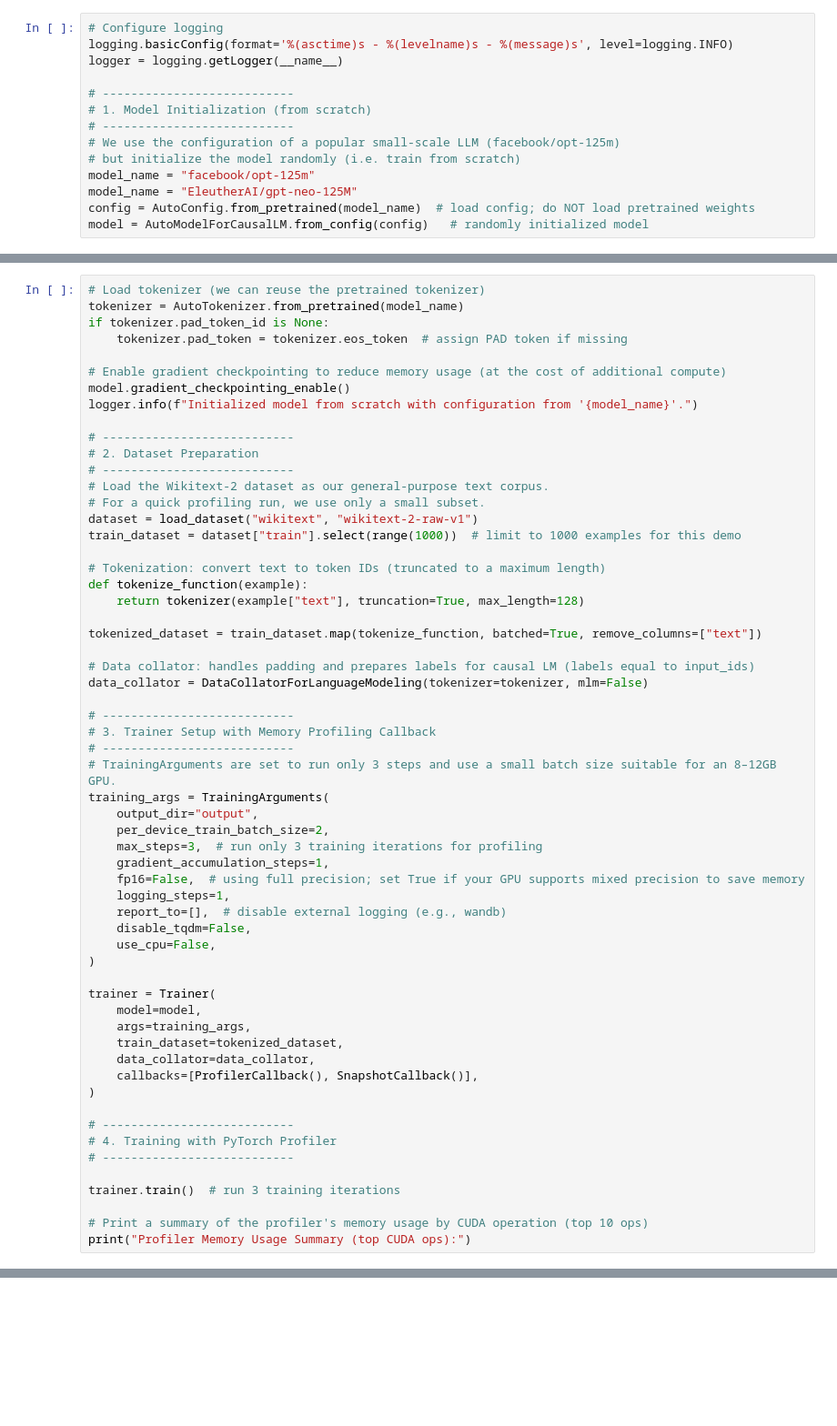
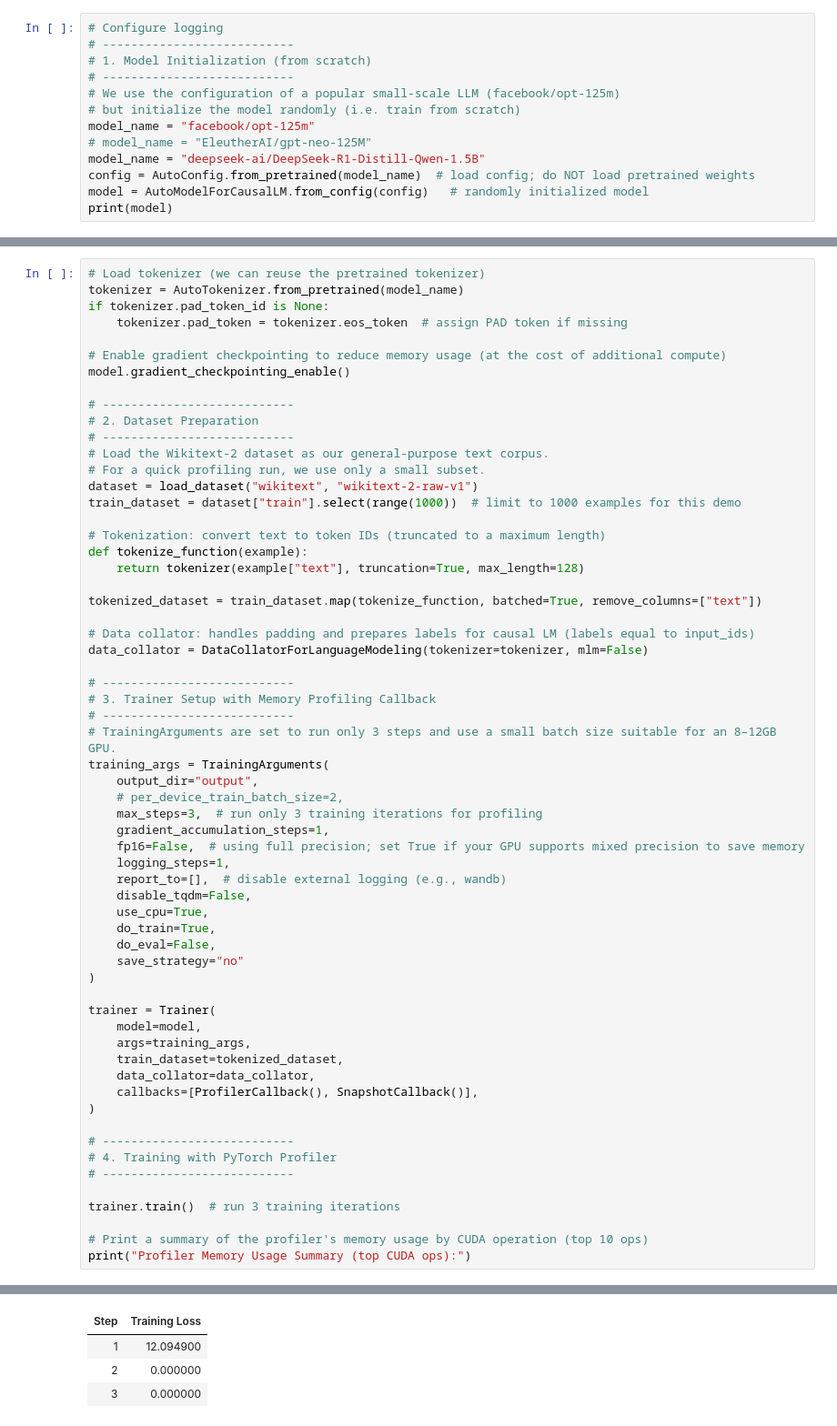
Before and after one commit to Stone-ResearchLife/xMem, a Jupyter notebook: playground/llm.ipynb, the cells around one changed output, grey strips where cells are left out. Shown: that part at 91% size. Cells and saved outputs as stored; diff of their text form; blank space fills up the shorter version.

```diff
--- a/playground/llm.ipynb
+++ b/playground/llm.ipynb
@@ -18,14 +17,13 @@ os.environ["NCCL_IB_DISABLE"] = "1"
 # %%
 # Configure logging
-logging.basicConfig(format='%(asctime)s - %(levelname)s - %(message)s', level=logging.INFO)
-logger = logging.getLogger(__name__)
-
 # ---------------------------
 # 1. Model Initialization (from scratch)
 # ---------------------------
 # We use the configuration of a popular small-scale LLM (facebook/opt-125m)
 # but initialize the model randomly (i.e. train from scratch)
 model_name = "facebook/opt-125m"
-model_name = "EleutherAI/gpt-neo-125M"
+# model_name = "EleutherAI/gpt-neo-125M"
+model_name = "deepseek-ai/DeepSeek-R1-Distill-Qwen-1.5B"
 config = AutoConfig.from_pretrained(model_name)  # load config; do NOT load pretrained weights
 model = AutoModelForCausalLM.from_config(config)   # randomly initialized model
+print(model)
@@ -37,7 +53,6 @@ if tokenizer.pad_token_id is None:
 
 # Enable gradient checkpointing to reduce memory usage (at the cost of additional compute)
 model.gradient_checkpointing_enable()
-logger.info(f"Initialized model from scratch with configuration from '{model_name}'.")
 
 # ---------------------------
 # 2. Dataset Preparation
@@ -62,14 +77,17 @@ data_collator = DataCollatorForLanguageModeling(tokenizer=tokenizer, mlm=False)
 # TrainingArguments are set to run only 3 steps and use a small batch size suitable for an 8–12GB GPU.
 training_args = TrainingArguments(
     output_dir="output",
-    per_device_train_batch_size=2,
+    # per_device_train_batch_size=2,
     max_steps=3,  # run only 3 training iterations for profiling
     gradient_accumulation_steps=1,
     fp16=False,  # using full precision; set True if your GPU supports mixed precision to save memory
     logging_steps=1,
     report_to=[],  # disable external logging (e.g., wandb)
     disable_tqdm=False,
-    use_cpu=False,
+    use_cpu=True,
+    do_train=True,
+    do_eval=False,
+    save_strategy="no"
 )
 
 trainer = Trainer(
@@ -98,0 +113,4 @@ Starting profiler...
+| Step | Training Loss |
+| 1 | 12.094900 |
+| 2 | 0.000000 |
+| 3 | 0.000000 |
```
Also changed, not shown: parts of 16 cells of this notebook, 2 other files.
